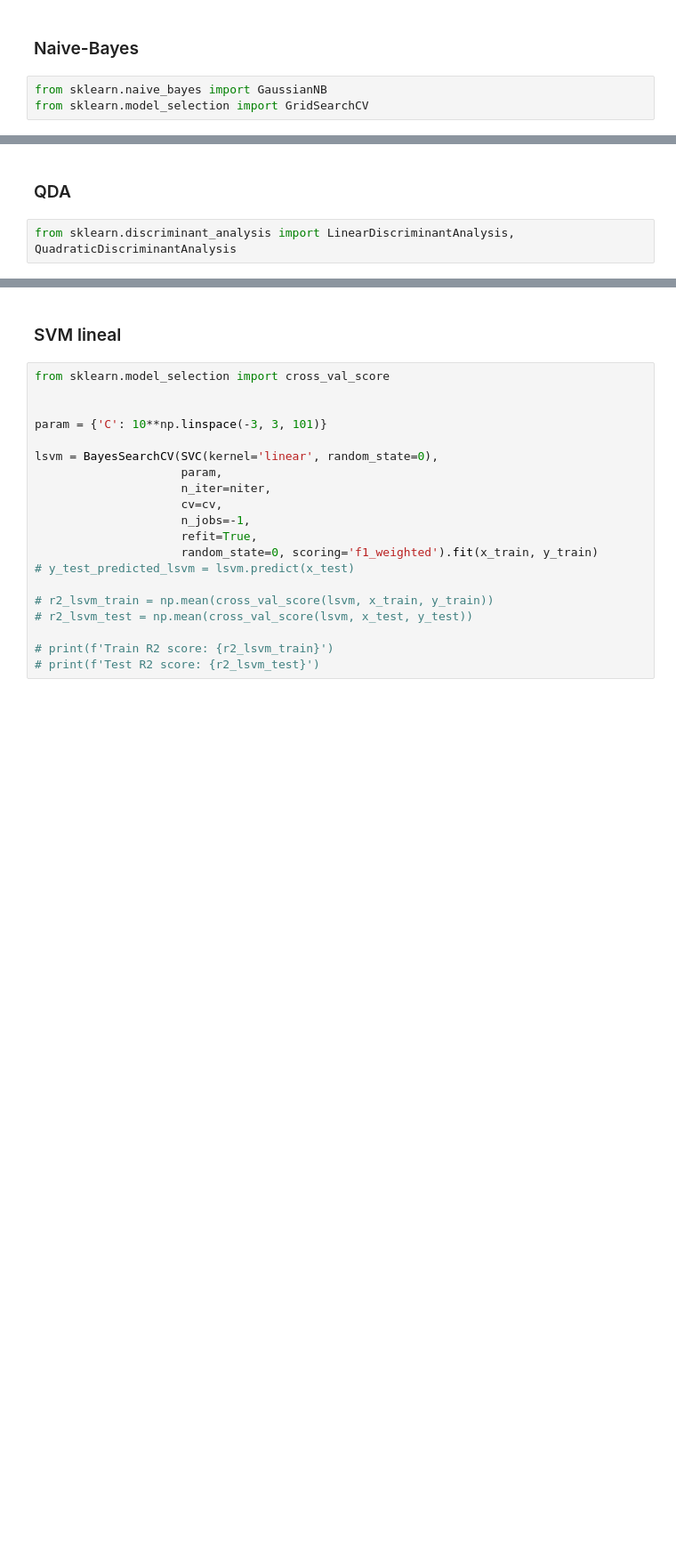
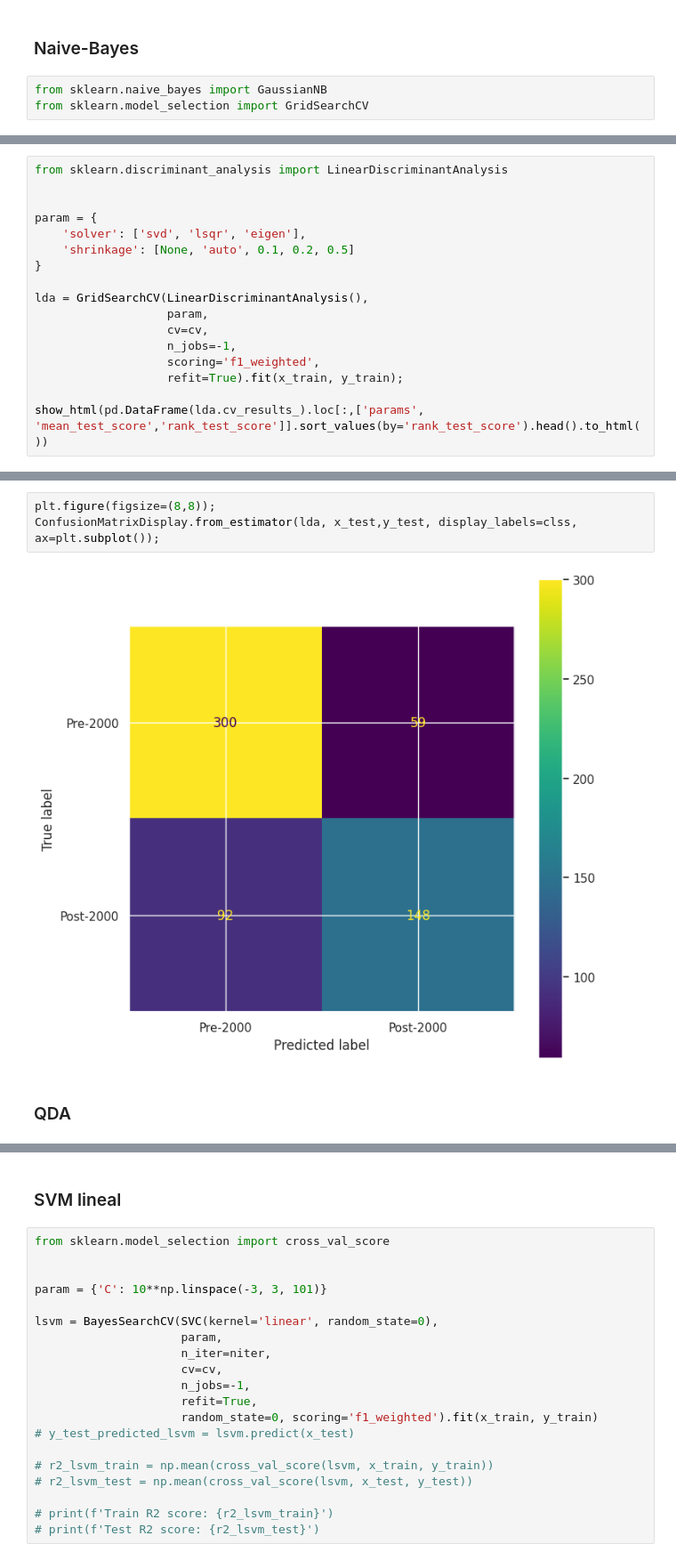
Before and after one commit to ericryhr/APA-PRACTICA, a Jupyter notebook: models/classification.ipynb, the cells around one changed output, grey strips where cells are left out. Shown at 89% size. Drawn from its saved outputs; the diff is of its cells as text; blank space fills up the shorter version.

```diff
--- a/models/classification.ipynb
+++ b/models/classification.ipynb
@@ -123,0 +132,17 @@ ConfusionMatrixDisplay.from_estimator(gnb_model, x_test,y_test, display_labels=[
+# %%
+from sklearn.discriminant_analysis import LinearDiscriminantAnalysis
+
+
+param = {
+    'solver': ['svd', 'lsqr', 'eigen'],
+    'shrinkage': [None, 'auto', 0.1, 0.2, 0.5]
+}
+
+lda = GridSearchCV(LinearDiscriminantAnalysis(),
+                   param,
+                   cv=cv,
+                   n_jobs=-1,
+                   scoring='f1_weighted',
+                   refit=True).fit(x_train, y_train);
+
+show_html(pd.DataFrame(lda.cv_results_).loc[:,['params', 'mean_test_score','rank_test_score']].sort_values(by='rank_test_score').head().to_html())
@@ -124,5 +168,8 @@ ConfusionMatrixDisplay.from_estimator(gnb_model, x_test,y_test, display_labels=[
+# %%
+plt.figure(figsize=(8,8));
+ConfusionMatrixDisplay.from_estimator(lda, x_test,y_test, display_labels=clss, ax=plt.subplot());
+# %% [output]
+[figure, added]
 # %% [markdown]
 ### QDA
-# %%
-from sklearn.discriminant_analysis import LinearDiscriminantAnalysis, QuadraticDiscriminantAnalysis
 # %%
```
Also changed, not shown: parts of 17 cells of this notebook, 2 other files.
